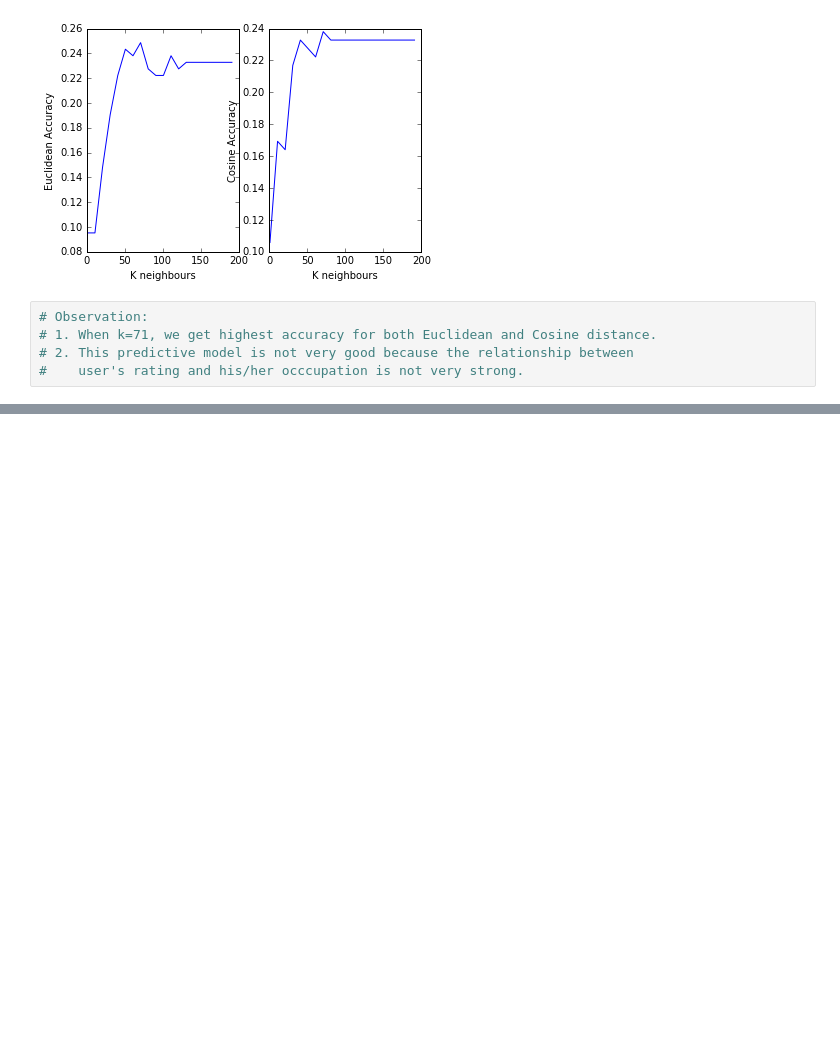
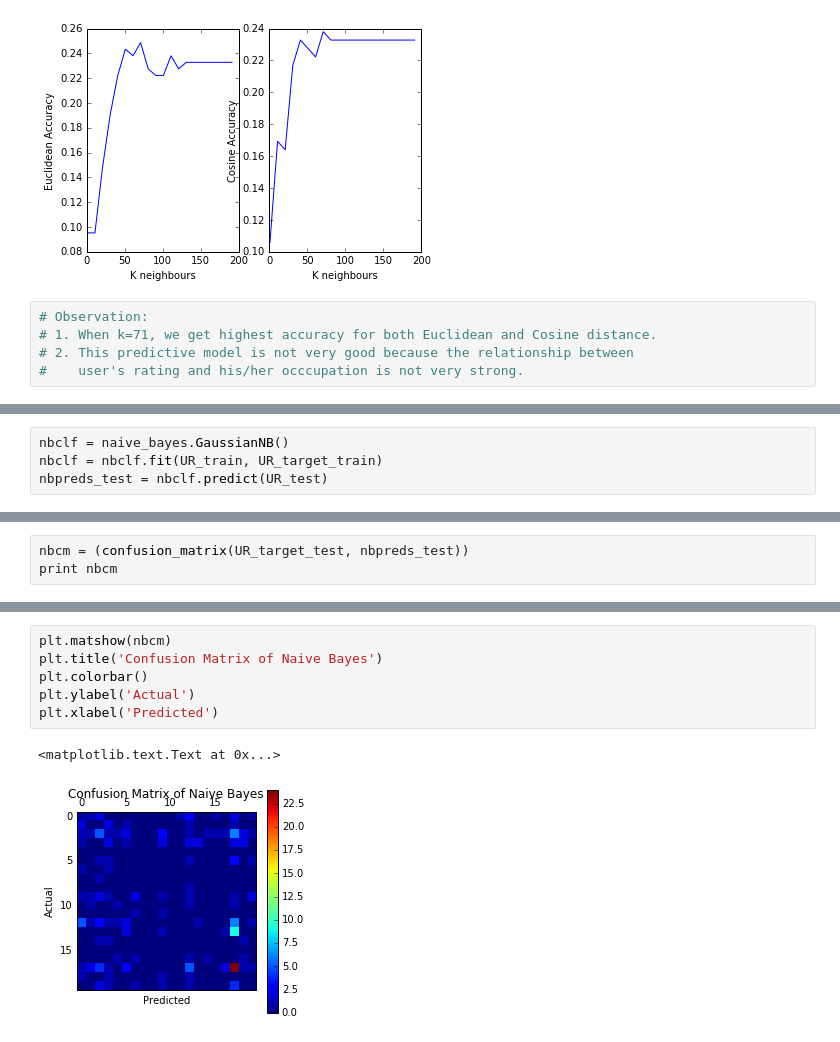
Before and after one commit to shawnchris/csc478, a Jupyter notebook: CSC478_Project_Shan.ipynb, the cells around one changed output, grey strips where cells are left out. Cells and saved outputs as stored; diff of their text form; blank space fills up the shorter version.

```diff
--- a/CSC478_Project_Shan.ipynb
+++ b/CSC478_Project_Shan.ipynb
@@ -333,0 +601,4 @@ plt.show()
+# %%
+nbclf = naive_bayes.GaussianNB()
+nbclf = nbclf.fit(UR_train, UR_target_train)
+nbpreds_test = nbclf.predict(UR_test)
@@ -333,0 +653,3 @@ plt.show()
+# %%
+nbcm = (confusion_matrix(UR_target_test, nbpreds_test))
+print nbcm
@@ -333,0 +677,9 @@ plt.show()
+# %%
+plt.matshow(nbcm)
+plt.title('Confusion Matrix of Naive Bayes')
+plt.colorbar()
+plt.ylabel('Actual')
+plt.xlabel('Predicted')
+# %% [output]
+<matplotlib.text.Text at 0x...>
+[figure, added]
```
Also changed, not shown: parts of 35 cells of this notebook, 1 other file.
